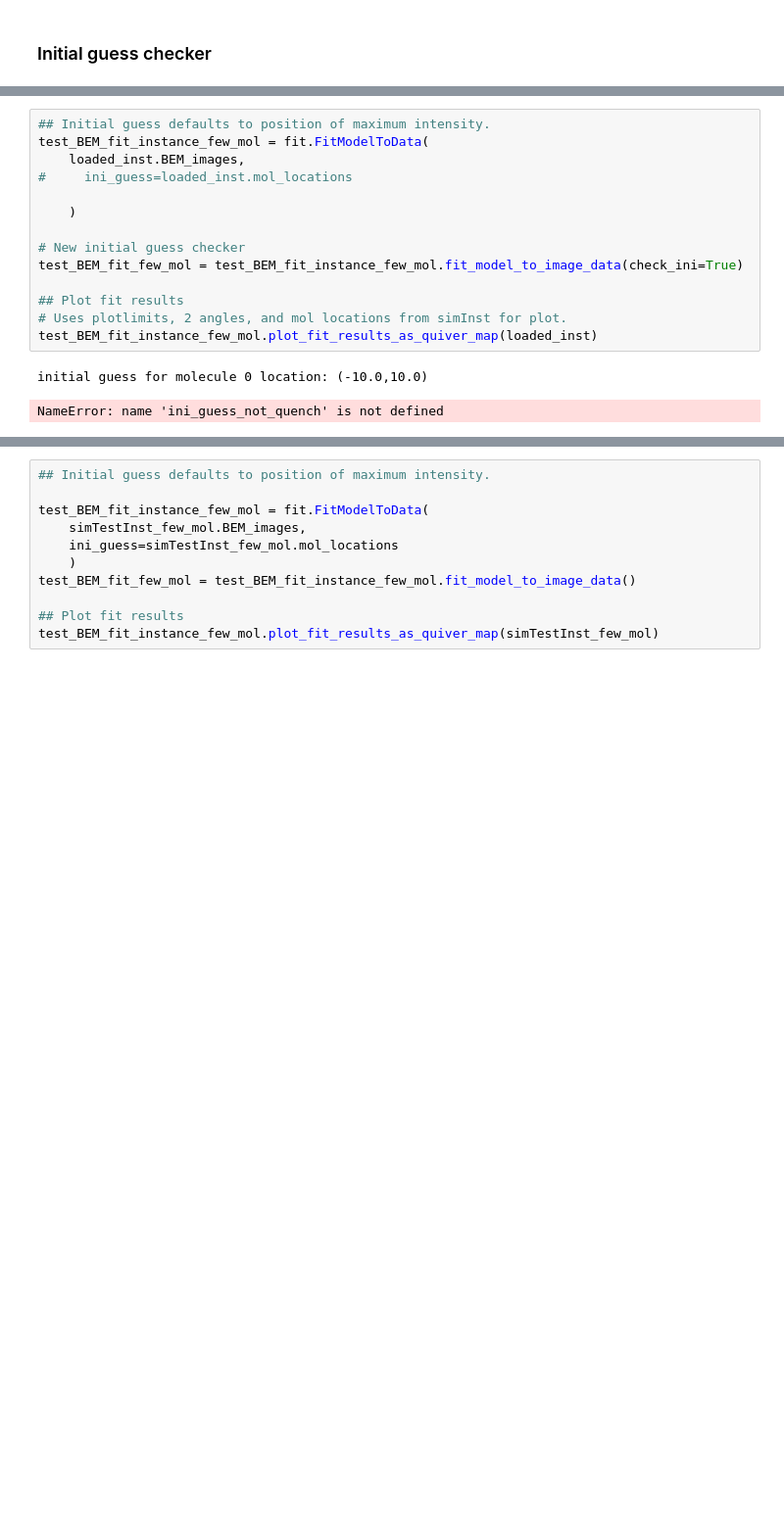
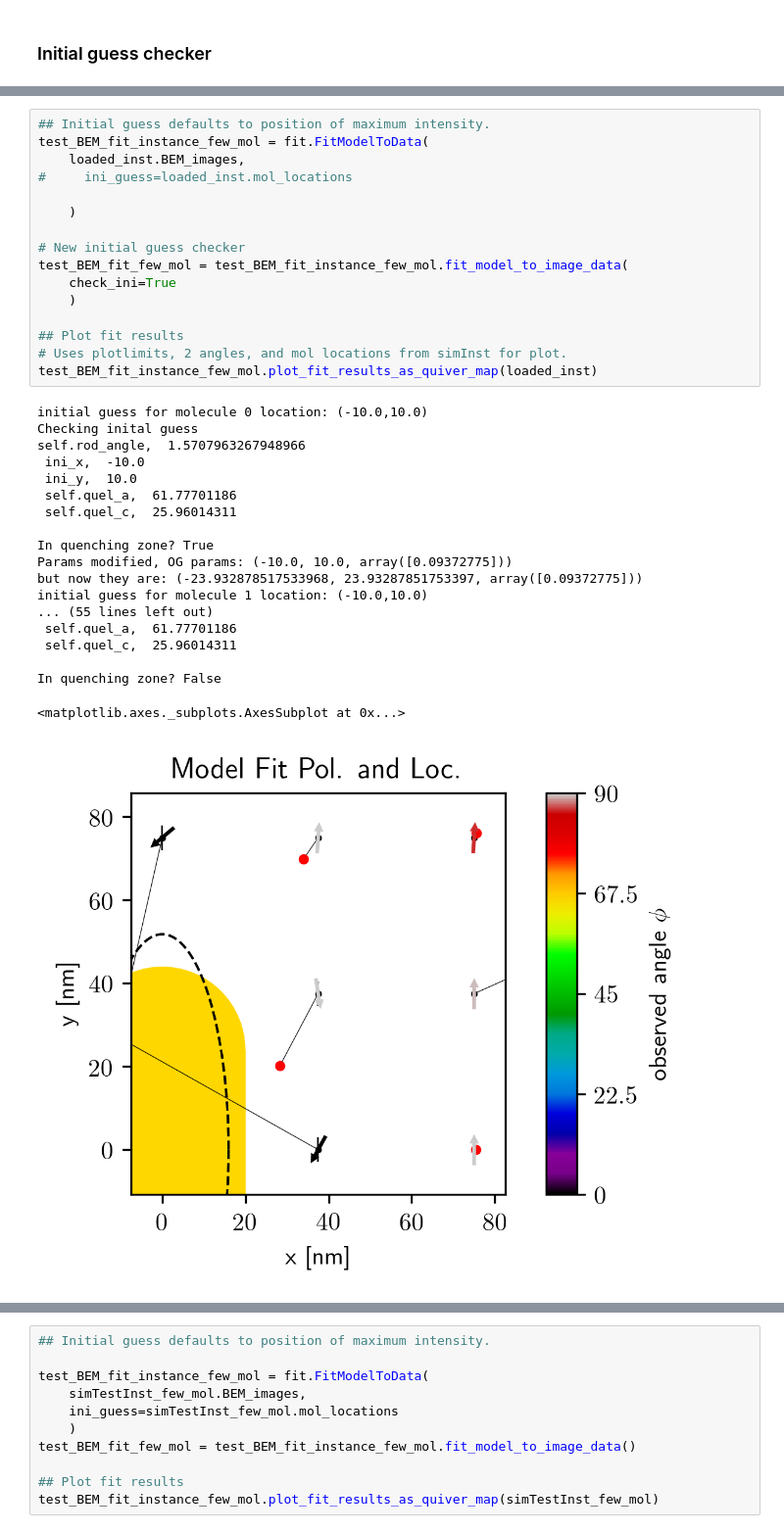
Before and after one commit to HarrisonGoldwyn/mispolarization, a Jupyter notebook: solving_problems/notebooks/fit_localization_from_BEM_fields.ipynb, the cells around one changed output, grey strips where cells are left out. Shown at 98% size. Saved outputs shown, nothing was run; the diff lists cells and outputs as text; blank space fills up the shorter version.

```diff
--- a/solving_problems/notebooks/fit_localization_from_BEM_fields.ipynb
+++ b/solving_problems/notebooks/fit_localization_from_BEM_fields.ipynb
@@ -454,17 +480,36 @@ loaded_inst = LoadedSimExp()
 # %%
 ## Initial guess defaults to position of maximum intensity.
 test_BEM_fit_instance_few_mol = fit.FitModelToData(
     loaded_inst.BEM_images,
 #     ini_guess=loaded_inst.mol_locations
 
     )
 
 # New initial guess checker
-test_BEM_fit_few_mol = test_BEM_fit_instance_few_mol.fit_model_to_image_data(check_ini=True)
+test_BEM_fit_few_mol = test_BEM_fit_instance_few_mol.fit_model_to_image_data(
+    check_ini=True
+    )
 
 ## Plot fit results
 # Uses plotlimits, 2 angles, and mol locations from simInst for plot.
 test_BEM_fit_instance_few_mol.plot_fit_results_as_quiver_map(loaded_inst)
 # %% [output]
 initial guess for molecule 0 location: (-10.0,10.0)
+Checking inital guess
+self.rod_angle,  1.5707963267948966
+ ini_x,  -10.0
+ ini_y,  10.0
+ self.quel_a,  61.77701186
+ self.quel_c,  25.96014311
+
+In quenching zone? True
+Params modified, OG params: (-10.0, 10.0, array([0.09372775]))
+but now they are: (-23.932878517533968, 23.93287851753397, array([0.09372775]))
+initial guess for molecule 1 location: (-10.0,10.0)
+... (55 lines left out)
+ self.quel_a,  61.77701186
+ self.quel_c,  25.96014311
+
+In quenching zone? False
-NameError: name 'ini_guess_not_quench' is not defined
+<matplotlib.axes._subplots.AxesSubplot at 0x...>
+[figure, added]
```
Also changed, not shown: parts of 2 cells of this notebook, 1 other file.
